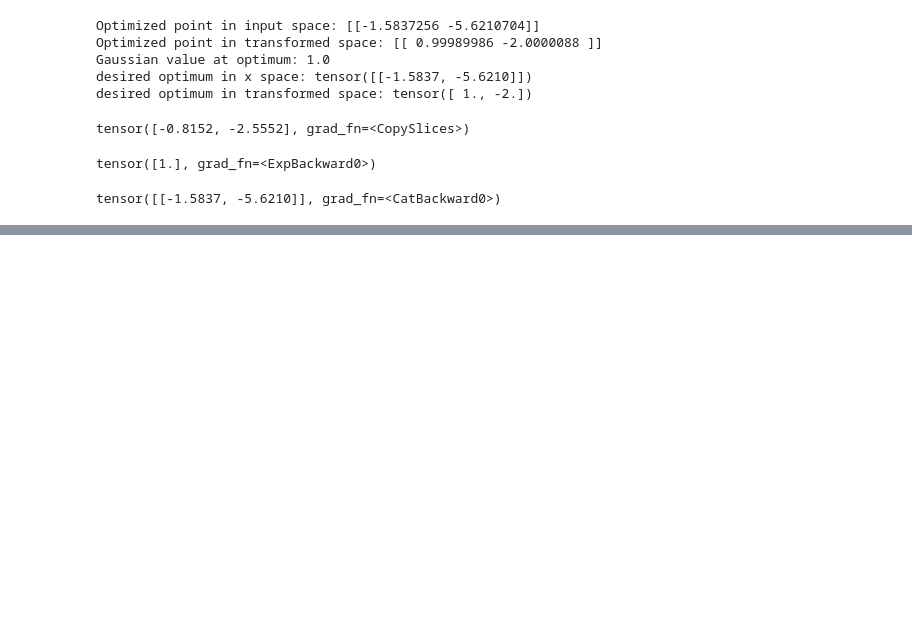
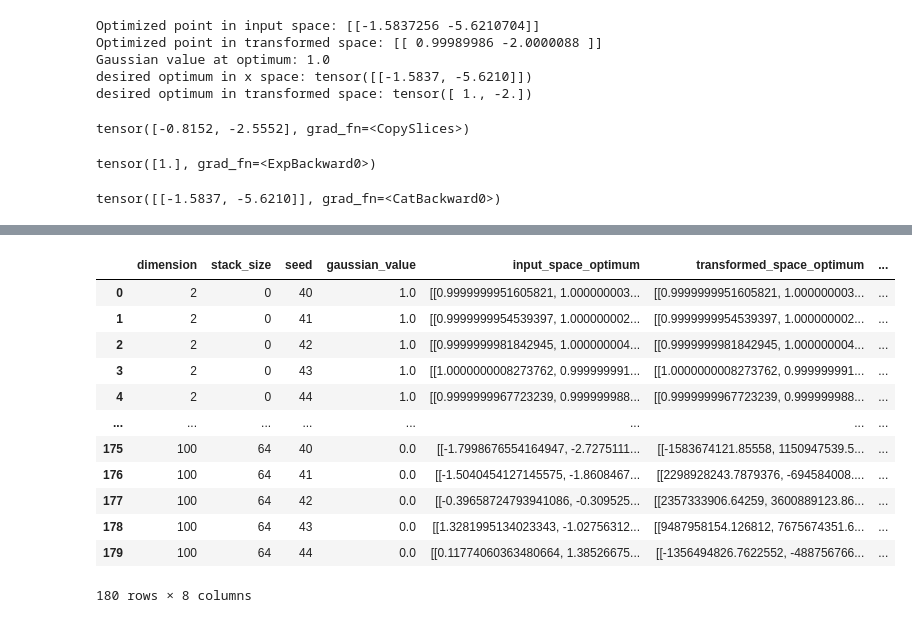
Before and after one commit to Animadversio/Neuro-ActMax-GAN-comparison, a Jupyter notebook: notebooks/toy_experiment_align_as_inversion.ipynb, the cells around one changed output, grey strips where cells are left out. Saved outputs shown, nothing was run; the diff lists cells and outputs as text; code cells hidden in the pictures; blank space fills up the shorter version.

```diff
--- a/notebooks/toy_experiment_align_as_inversion.ipynb
+++ b/notebooks/toy_experiment_align_as_inversion.ipynb
@@ -738,0 +1315,16 @@ tensor([[-1.5837, -5.6210]], grad_fn=<CatBackward0>)
+# %%
+results_df
+# %% [output]
+|  | dimension | stack_size | seed | gaussian_value | input_space_optimum | transformed_space_optimum | ... |
+| 0 | 2 | 0 | 40 | 1.0 | [[0.9999999951605821, 1.000000003... | [[0.9999999951605821, 1.000000003... | ... |
+| 1 | 2 | 0 | 41 | 1.0 | [[0.9999999954539397, 1.000000002... | [[0.9999999954539397, 1.000000002... | ... |
+| 2 | 2 | 0 | 42 | 1.0 | [[0.9999999981842945, 1.000000004... | [[0.9999999981842945, 1.000000004... | ... |
+| 3 | 2 | 0 | 43 | 1.0 | [[1.0000000008273762, 0.999999991... | [[1.0000000008273762, 0.999999991... | ... |
+| 4 | 2 | 0 | 44 | 1.0 | [[0.9999999967723239, 0.999999988... | [[0.9999999967723239, 0.999999988... | ... |
+| ... | ... | ... | ... | ... | ... | ... | ... |
+| 175 | 100 | 64 | 40 | 0.0 | [[-1.7998676554164947, -2.7275111... | [[-1583674121.85558, 1150947539.5... | ... |
+| 176 | 100 | 64 | 41 | 0.0 | [[-1.5040454127145575, -1.8608467... | [[2298928243.7879376, -694584008.... | ... |
+| 177 | 100 | 64 | 42 | 0.0 | [[-0.39658724793941086, -0.309525... | [[2357333906.64259, 3600889123.86... | ... |
+| 178 | 100 | 64 | 43 | 0.0 | [[1.3281995134023343, -1.02756312... | [[9487958154.126812, 7675674351.6... | ... |
+| 179 | 100 | 64 | 44 | 0.0 | [[0.11774060363480664, 1.38526675... | [[-1356494826.7622552, -488756766... | ... |
+180 rows × 8 columns
```
Also changed, not shown: parts of 24 cells of this notebook.
